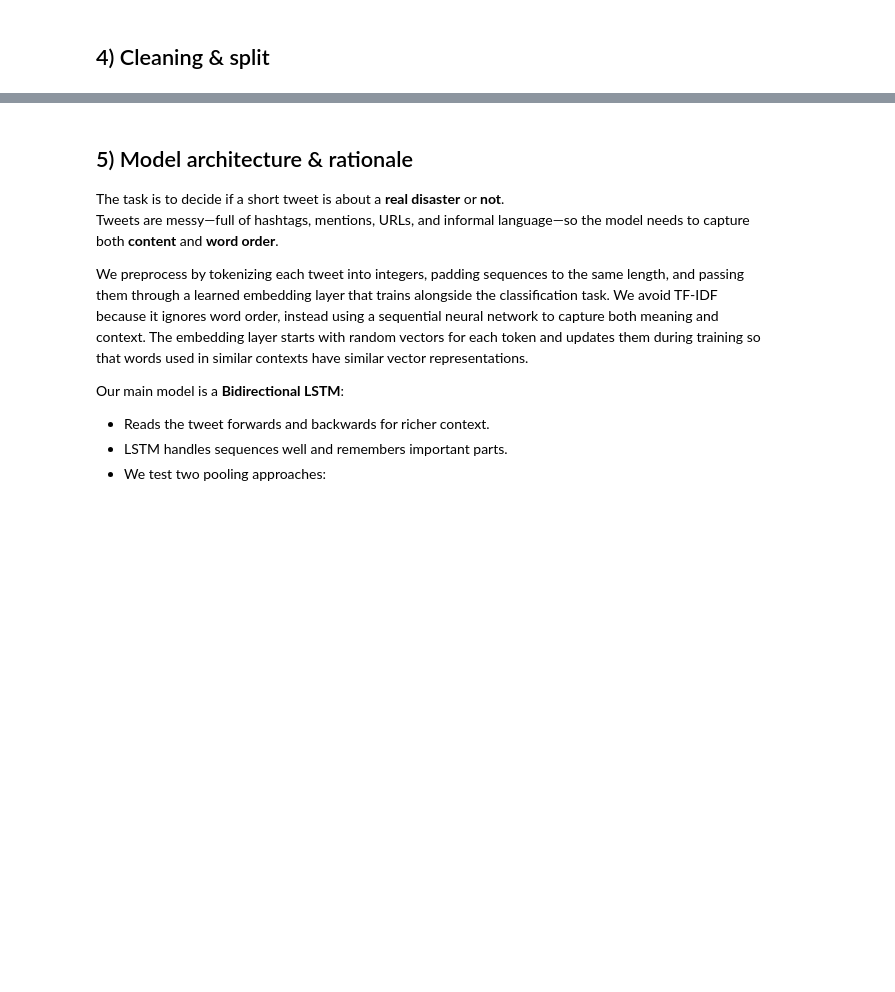
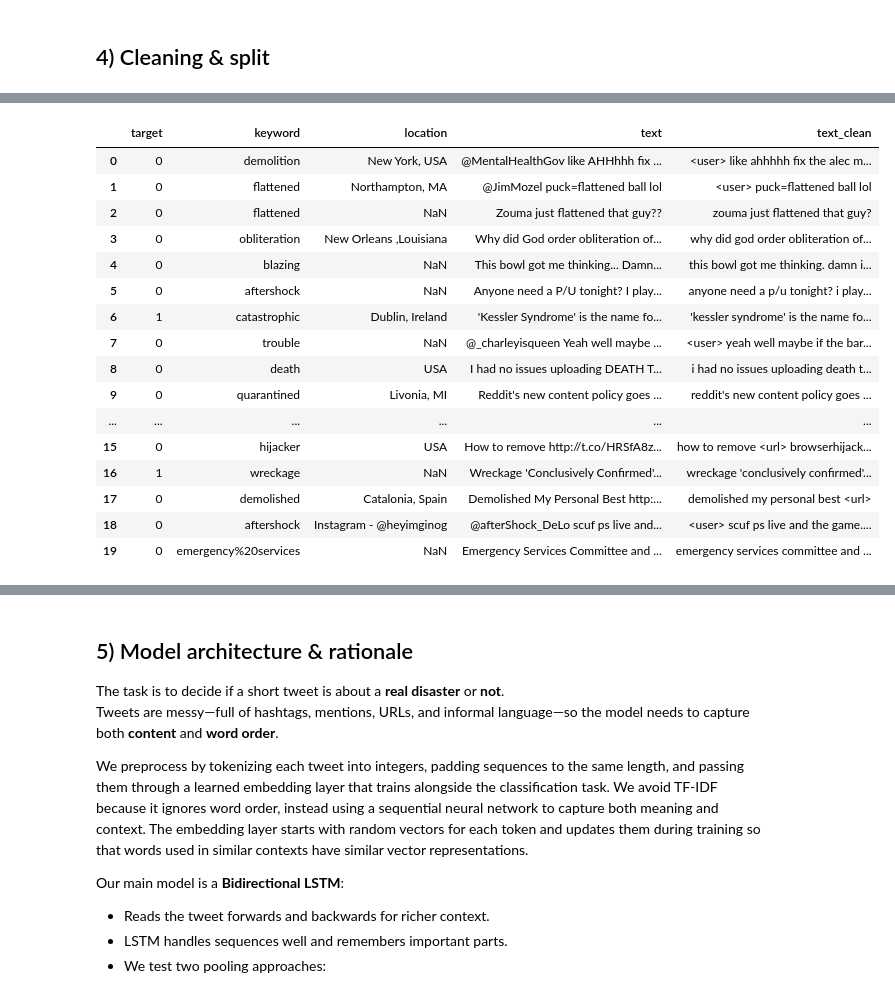
Before and after one commit to tgrytnes/NLP-disaster-tweets, a Jupyter notebook: Disaster_Tweets_Week4_BiLSTM_Report.ipynb, the cells around one changed output, grey strips where cells are left out. Cells and saved outputs as stored; diff of their text form; code cells hidden in the pictures; blank space fills up the shorter version.

```diff
--- a/Disaster_Tweets_Week4_BiLSTM_Report.ipynb
+++ b/Disaster_Tweets_Week4_BiLSTM_Report.ipynb
@@ -236,45 +362,61 @@ Text length
 # %%
-import re
-import unicodedata
+def _strip_combining_and_controls(s: str) -> str:
+    # Decompose, drop Mn (Nonspacing_Mark) and Cf (Other, Format)
+    return "".join(ch for ch in unicodedata.normalize("NFKD", s)
+                   if unicodedata.category(ch) not in {"Mn", "Cf"})
+try:
+    import ftfy
+    def _fix_mojibake(s: str) -> str:
+        return ftfy.fix_text(s)
+except Exception:
+    def _fix_mojibake(s: str) -> str:
+        # Common re-encode path; if it fails, return original
+        try:
+            return s.encode("latin1", errors="ignore").decode("utf-8", errors="ignore")
+        except Exception:
+            return s
+
+# --- Normalize “fancy” punctuation to ASCII
+_PUNCT_MAP = str.maketrans({
+    "“": '"', "”": '"', "„": '"', "‟": '"',
+    "‘": "'", "’": "'", "‚": "'",
+    "‹": "<", "›": ">",
+    "—": "-", "–": "-", "‑": "-", "−": "-",
+    "…": "...",
+})
 
 def basic_clean(s: str) -> str:
-    # Lowercase
+    s = str(s)
+    s = _fix_mojibake(s)
+
+    # NEW: decode HTML entities (&amp;) and percent-escapes (%20)
+    s = html.unescape(s)
+    s = unquote(s)
+
+    s = unicodedata.normalize("NFC", s).translate(_PUNCT_MAP)
     s = s.lower()
-
-    # Replace URLs and @mentions
     s = re.sub(r"http\S+|www\.\S+", " <url> ", s)
     s = re.sub(r"@\w+", " <user> ", s)
-
-    # Keep hashtag words but strip '#'
     s = re.sub(r"#(\w+)", r" \1 ", s)
 
-    # Unicode normalize
-    s = unicodedata.normalize("NFC", s)
+    # Keep only printable, then strip combining marks/invisible controls
+    s = "".join(ch for ch in s if ch.isprintable())
+    s = _strip_combining_and_controls(s)
 
-    # Collapse repeated punctuation (keep apostrophes)
-    s = re.sub(r"([!?.,])\1+", r"\1", s)  # !!! → !
-
-    # Collapse extra whitespace
+    s = re.sub(r"([!?.,])\1+", r"\1", s)
     s = re.sub(r"\s+", " ", s).strip()
-
     return s
 
-# Apply cleaning
+# --- Apply cleaning
 train_df["text_clean"] = train_df["text"].astype(str).map(basic_clean)
 test_df["text_clean"]  = test_df["text"].astype(str).map(basic_clean)
 
-# Stratified split
-from sklearn.model_selection import train_test_split
-train_tmp, val_df = train_test_split(
-    train_df,
-    test_size=CFG["val_size"],
-    stratify=train_df["target"],
-    random_state=CFG["seed"]
-)
-y_train = train_tmp["target"].values
-y_val   = val_df["target"].values
+# --- Preview: 20 full tweets before/after cleaning (side-by-side)
+pd.set_option("display.max_colwidth", None)
+sample_idx = train_df.sample(20, random_state=CFG.get("seed", 42)).index
+preview = (train_df.loc[sample_idx, ["target", "keyword", "location", "text", "text_clean"]]
+                    .reset_index(drop=True))
 
-print("Section summary — Cleaning:")
-print("- Lowercased, replaced URLs and mentions with placeholders, kept hashtag words, normalized punctuation, collapsed spaces.")
-print("- Created train/validation split (stratified).")
+print("\n## Before vs After Cleaning (20 random tweets)")
+display(preview)
 # %% [output]
@@ -283,0 +424,17 @@ Section summary — Cleaning:
+|  | target | keyword | location | text | text_clean |
+| 0 | 0 | demolition | New York, USA | @MentalHealthGov like AHHhhh fix ... | <user> like ahhhhh fix the alec m... |
+| 1 | 0 | flattened | Northampton, MA | @JimMozel puck=flattened ball lol | <user> puck=flattened ball lol |
+| 2 | 0 | flattened | NaN | Zouma just flattened that guy?? | zouma just flattened that guy? |
+| 3 | 0 | obliteration | New Orleans ,Louisiana | Why did God order obliteration of... | why did god order obliteration of... |
+| 4 | 0 | blazing | NaN | This bowl got me thinking... Damn... | this bowl got me thinking. damn i... |
+| 5 | 0 | aftershock | NaN | Anyone need a P/U tonight? I play... | anyone need a p/u tonight? i play... |
+| 6 | 1 | catastrophic | Dublin, Ireland | 'Kessler Syndrome' is the name fo... | 'kessler syndrome' is the name fo... |
+| 7 | 0 | trouble | NaN | @_charleyisqueen Yeah well maybe ... | <user> yeah well maybe if the bar... |
+| 8 | 0 | death | USA | I had no issues uploading DEATH T... | i had no issues uploading death t... |
+| 9 | 0 | quarantined | Livonia, MI | Reddit's new content policy goes ... | reddit's new content policy goes ... |
+| ... | ... | ... | ... | ... | ... |
+| 15 | 0 | hijacker | USA | How to remove http://t.co/HRSfA8z... | how to remove <url> browserhijack... |
+| 16 | 1 | wreckage | NaN | Wreckage 'Conclusively Confirmed'... | wreckage 'conclusively confirmed'... |
+| 17 | 0 | demolished | Catalonia, Spain | Demolished My Personal Best http:... | demolished my personal best <url> |
+| 18 | 0 | aftershock | Instagram - @heyimginog | @afterShock_DeLo scuf ps live and... | <user> scuf ps live and the game.... |
+| 19 | 0 | emergency%20services | NaN | Emergency Services Committee and ... | emergency services committee and ... |
```
Also changed, not shown: parts of 40 cells of this notebook.
